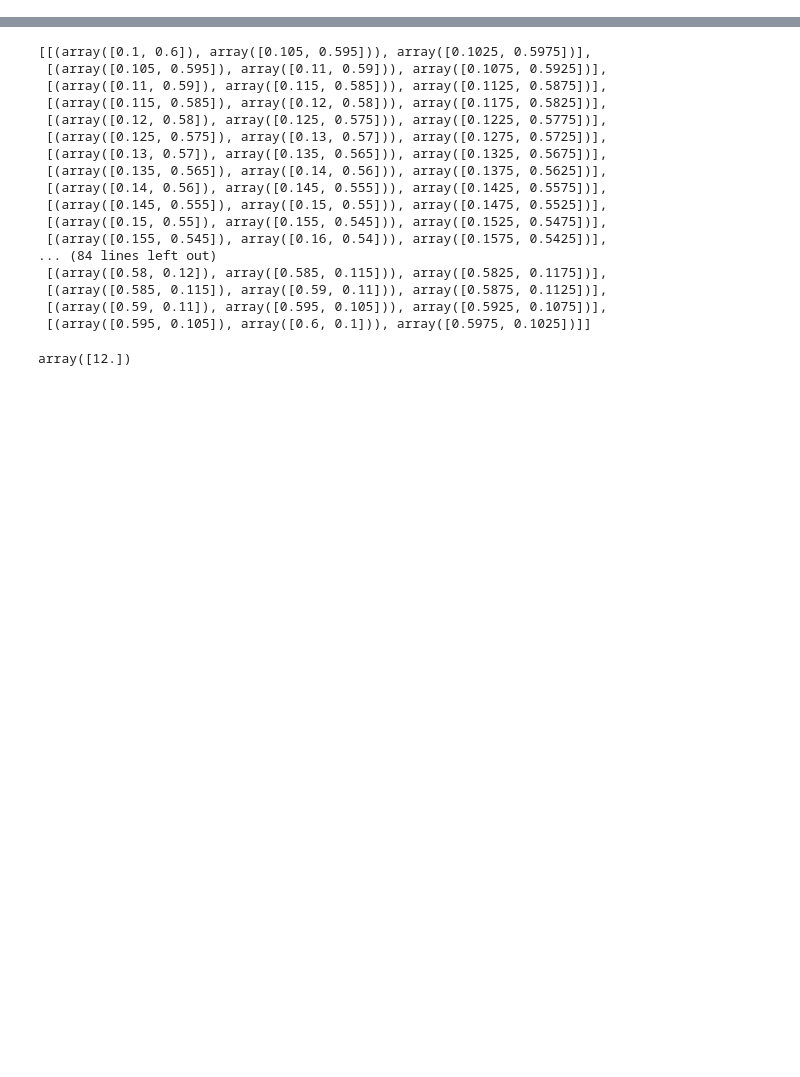
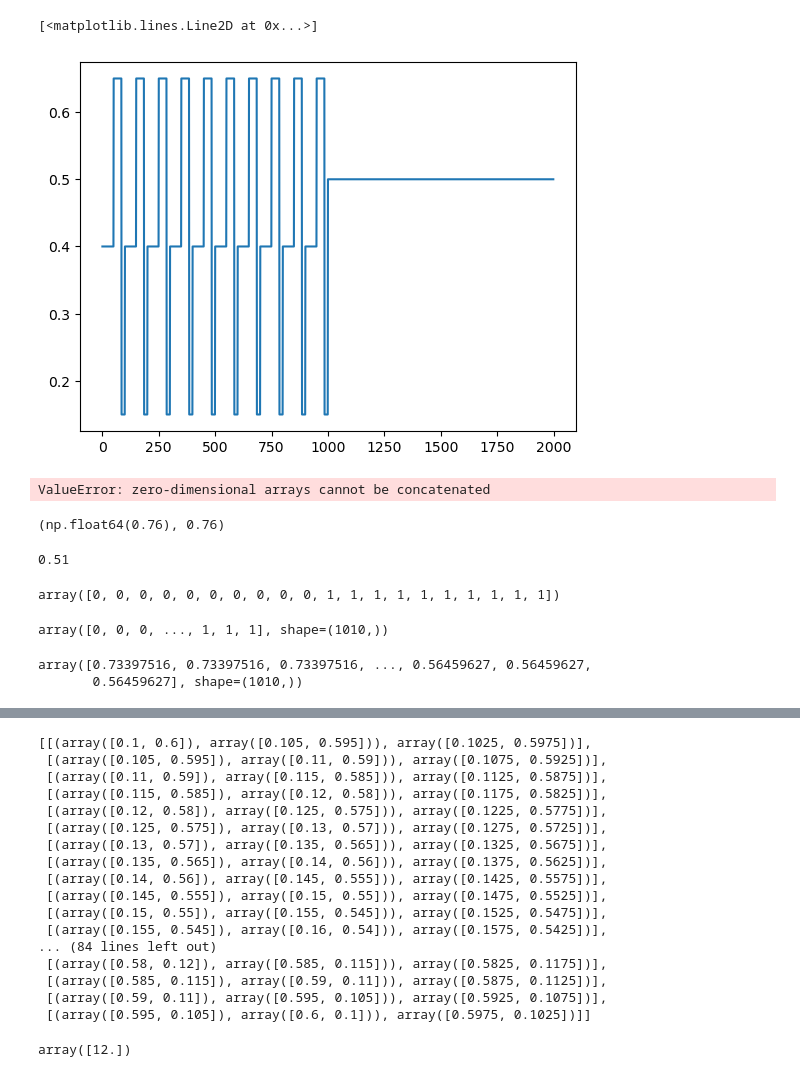
Before and after one commit to spertus/UI-TS, a Jupyter notebook: Code/stratification.ipynb, the cells around one changed output, grey strips where cells are left out. Saved outputs shown, nothing was run; the diff lists cells and outputs as text; code cells hidden in the pictures; blank space fills up the shorter version.

```diff
--- a/Code/stratification.ipynb
+++ b/Code/stratification.ipynb
@@ -23,0 +659,9 @@ np.random.seed(1337)
+# %%
+plt.plot(assorter_pop)
+# %% [output]
+[<matplotlib.lines.Line2D at 0x...>]
+[figure, added]
+# %%
+np.concatenate((A_c, np.ones(cvrs_iwl[1]), np.zeros(cvrs_iwl[2])))
+# %% [output]
+ValueError: zero-dimensional arrays cannot be concatenated
@@ -23,0 +727,21 @@ np.random.seed(1337)
+# %%
+np.mean(A_c_cvrs), A_c_global_cvrs
+# %% [output]
+(np.float64(0.76), 0.76)
+# %%
+(A_c_global_batches + A_c_global_cvrs)/2
+# %% [output]
+0.51
+# %%
+strata
+# %% [output]
+array([0, 0, 0, 0, 0, 0, 0, 0, 0, 0, 1, 1, 1, 1, 1, 1, 1, 1, 1, 1])
+# %%
+np.repeat(strata, repeats = batch_sizes.astype("int"))
+# %% [output]
+array([0, 0, 0, ..., 1, 1, 1], shape=(1010,))
+# %%
+assorter_pop
+# %% [output]
+array([0.73397516, 0.73397516, 0.73397516, ..., 0.56459627, 0.56459627,
+       0.56459627], shape=(1010,))
```
Also changed, not shown: parts of 33 cells of this notebook.
